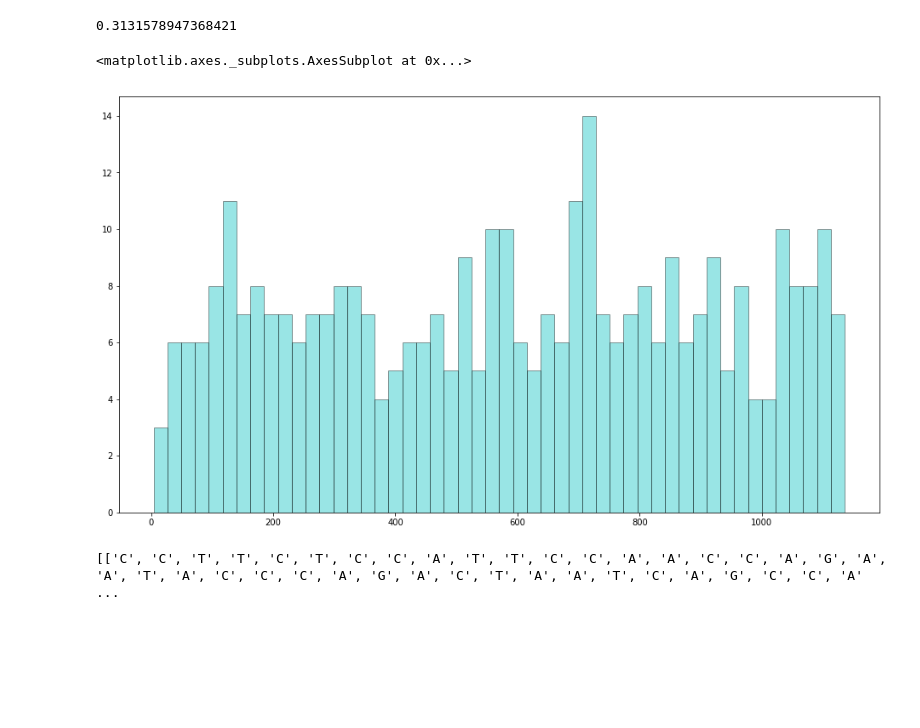
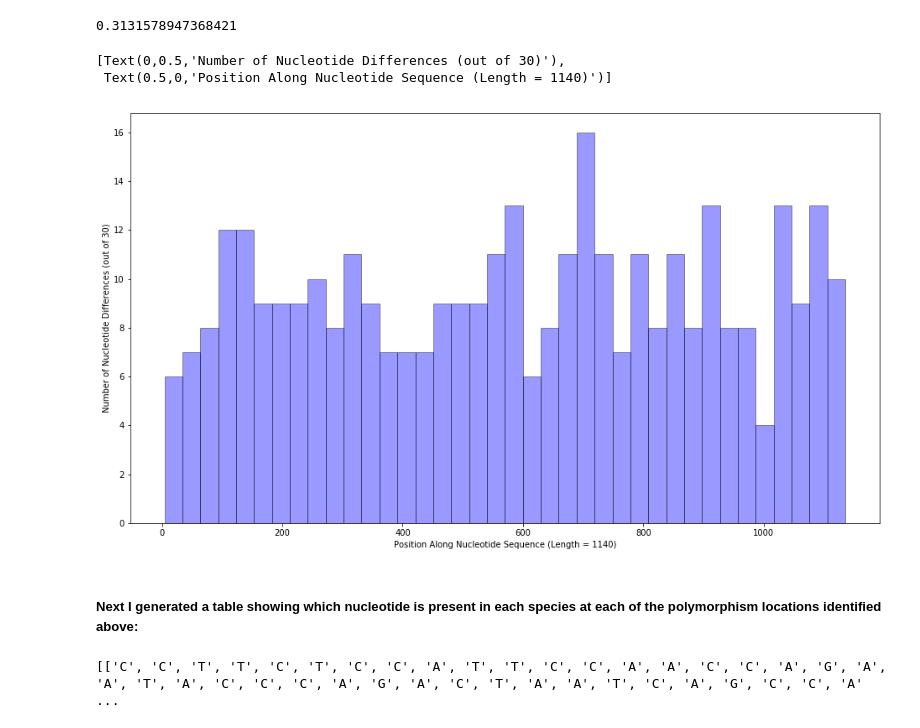
Before and after one commit to michaelpmurphy/BCB546X_Python_Assignment, a Jupyter notebook: Python_Project.ipynb, the cells around one changed output. Drawn from its saved outputs; the diff is of its cells as text; code cells hidden in the pictures; blank space fills up the shorter version.

```diff
--- a/Python_Project.ipynb
+++ b/Python_Project.ipynb
@@ -155,10 +162,14 @@ len(poly_site) / len(cytb_seqs[species_list[j]]) # Calculates the ratio of posit
 # %% [output]
 0.3131578947368421
-# %%
-plot_dims = (16, 9)
-fig, ax = plt.subplots(figsize=plot_dims)
-sns.distplot(poly_site, kde=False, color='c', hist_kws=dict(edgecolor="k", linewidth=1), bins=50)
-# %% [output]
-<matplotlib.axes._subplots.AxesSubplot at 0x...>
-[figure, removed]
+# %%
+plot_dims = (16, 9)                                                                                                         #(1) Defines the size dimensions for the histogram.
+fig, ax = plt.subplots(figsize=plot_dims)                                                                                   #(2) Sets the dimensions for the plotted object to those specified in (1).
+sns.distplot(poly_site, kde=False, color='b', hist_kws=dict(edgecolor="k", linewidth=1), bins=38)                           #(3) Creates a histogram of the nucleotide differences occurring along the sequence, with each box representing 30 nucleotides.
+ax.set(ylabel='Number of Nucleotide Differences (out of 30)', xlabel='Position Along Nucleotide Sequence (Length = 1140)')  #(4) Adds identifying labels to the x- and y-axes.
+# %% [output]
+[Text(0,0.5,'Number of Nucleotide Differences (out of 30)'),
+ Text(0.5,0,'Position Along Nucleotide Sequence (Length = 1140)')]
+[figure, added]
+# %% [markdown]
+##### Next I generated a table showing which nucleotide is present in each species at each of the polymorphism locations identified above:
 # %%
```
Also changed, not shown: parts of 37 cells of this notebook.
